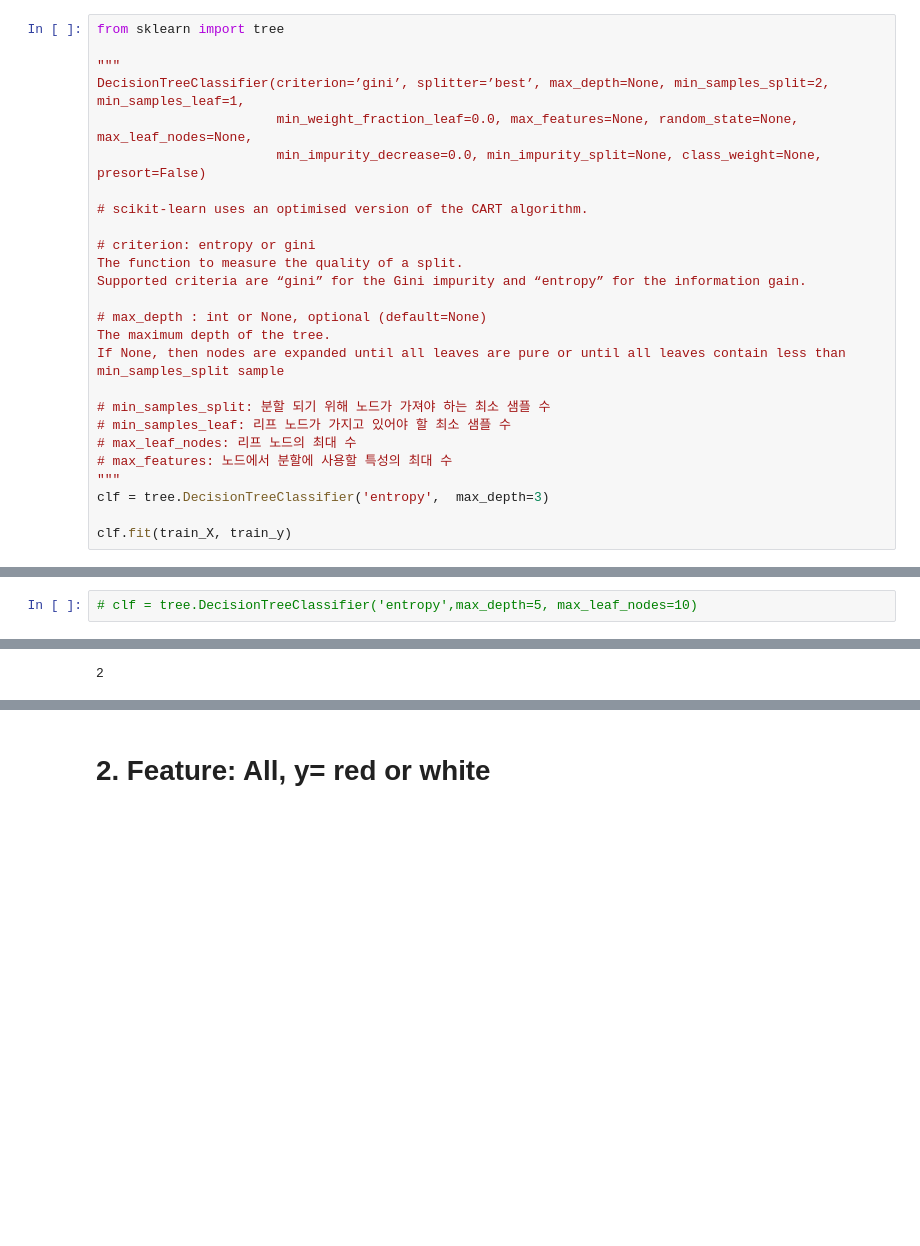
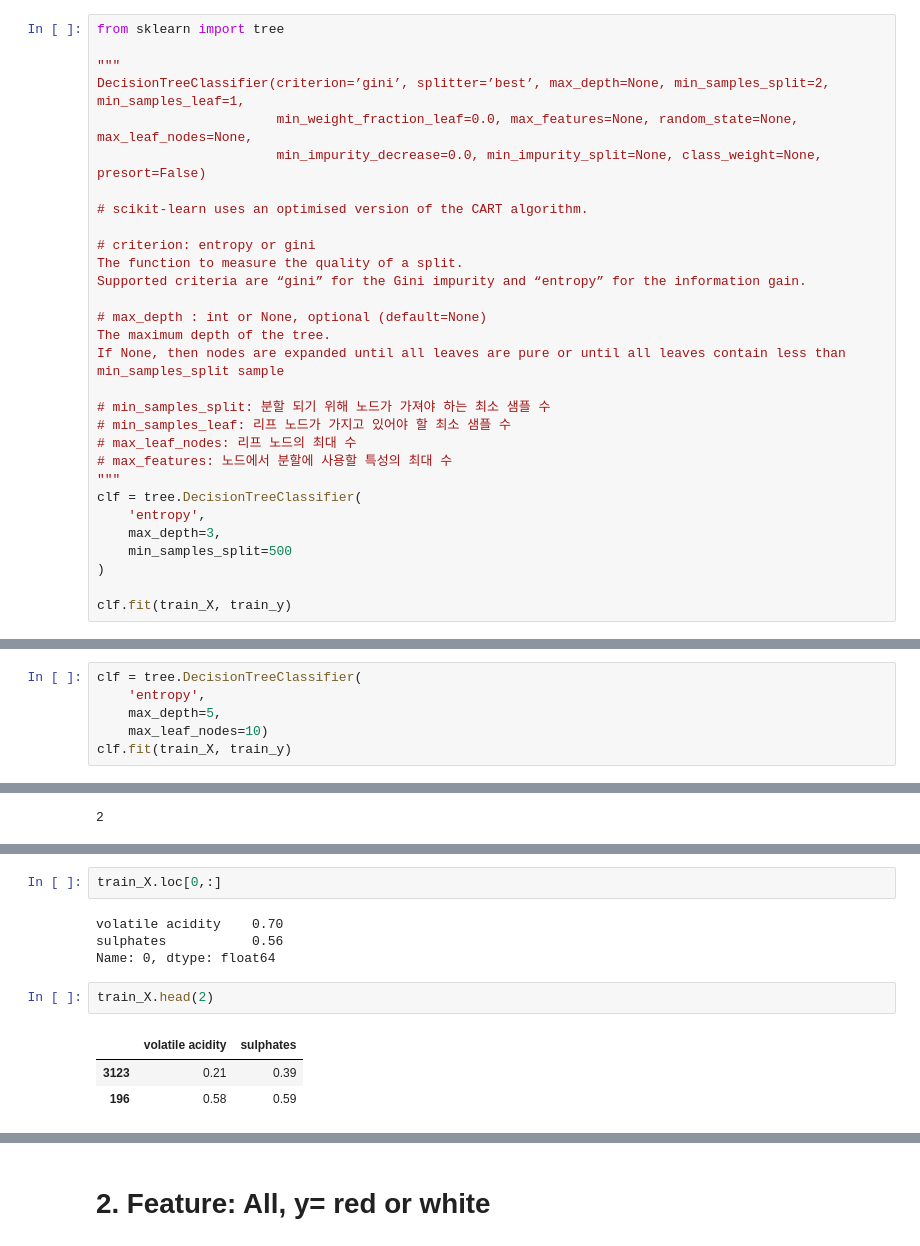
Before and after one commit to tweakershin/python-programming2, a Jupyter notebook: ML/wine/03. DecisionTree.ipynb, the cells around one changed output, grey strips where cells are left out. Saved outputs shown, nothing was run; the diff lists cells and outputs as text; blank space fills up the shorter version.

```diff
--- a/ML/wine/03. DecisionTree.ipynb
+++ b/ML/wine/03. DecisionTree.ipynb
@@ -340,7 +364,11 @@ If None, then nodes are expanded until all leaves are pure or until all leaves c
 # max_leaf_nodes: 리프 노드의 최대 수
 # max_features: 노드에서 분할에 사용할 특성의 최대 수
 """
-clf = tree.DecisionTreeClassifier('entropy',  max_depth=3)
+clf = tree.DecisionTreeClassifier(
+    'entropy',
+    max_depth=3,
+    min_samples_split=500
+)
 
 clf.fit(train_X, train_y)
 # %% [output]
@@ -366,4 +394,8 @@ graphviz.Source(dot_data)
 # %% [markdown]
 # 실습1: depth가 5이고  max_leaf_nodes가 10인 트리를 만들고 학습시키시오.
 # %%
-# clf = tree.DecisionTreeClassifier('entropy',max_depth=5, max_leaf_nodes=10)
+clf = tree.DecisionTreeClassifier(
+    'entropy',
+    max_depth=5,
+    max_leaf_nodes=10)
+clf.fit(train_X, train_y)
@@ -454,3 +494,15 @@ Name: 5370, dtype: float64
+# %%
+train_X.loc[0,:]
+# %% [output]
+volatile acidity    0.70
+sulphates           0.56
+Name: 0, dtype: float64
+# %%
+train_X.head(2)
+# %% [output]
+|  | volatile acidity | sulphates |
+| 3123 | 0.21 | 0.39 |
+| 196 | 0.58 | 0.59 |
 # %%
 #
 # (a, b) = (X_index, node_index)
```
Also changed, not shown: parts of 123 cells of this notebook.
